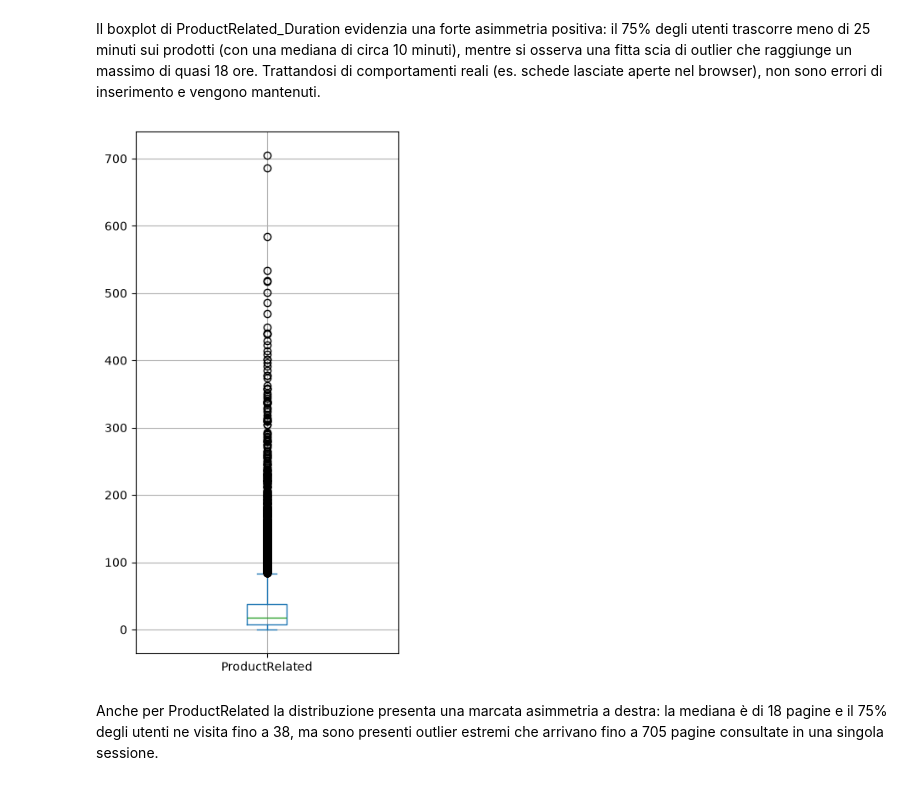
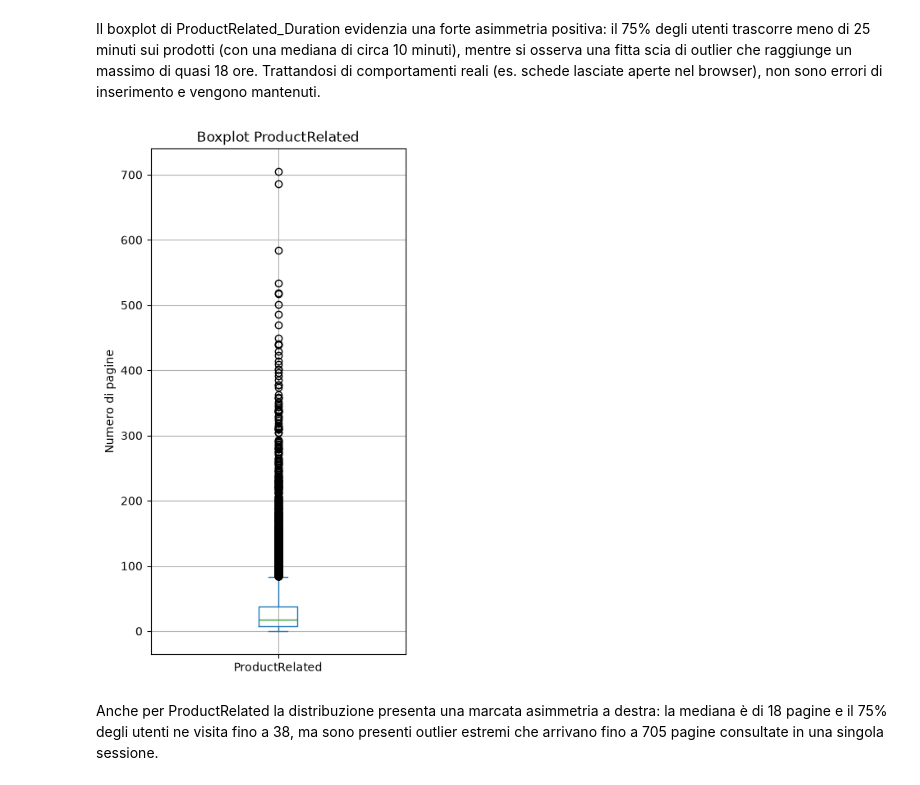
Before and after one commit to Filok10/fad-2627-projects, a Jupyter notebook: notebooks/analisi.ipynb, the cells around one changed output. Cells and saved outputs as stored; diff of their text form; code cells hidden in the pictures.

```diff
--- a/notebooks/analisi.ipynb
+++ b/notebooks/analisi.ipynb
@@ -177,10 +179,12 @@ plt.show()
 Il boxplot di ProductRelated_Duration evidenzia una forte asimmetria positiva: il 75% degli utenti trascorre meno di 25 minuti sui prodotti (con una mediana di circa 10 minuti), mentre si osserva una fitta scia di outlier che raggiunge un massimo di quasi 18 ore. Trattandosi di comportamenti reali (es. schede lasciate aperte nel browser), non sono errori di inserimento e vengono mantenuti.
 # %%
 df['ProductRelated'].plot.box(figsize=(4,8))
+plt.title('Boxplot ProductRelated')
+plt.ylabel('Numero di pagine')
 plt.grid()
 plt.show()
 # %% [output]
-[figure, old version]
+[figure, new version]
 # %% [markdown]
 Anche per ProductRelated la distribuzione presenta una marcata asimmetria a destra: la mediana è di 18 pagine e il 75% degli utenti ne visita fino a 38, ma sono presenti outlier estremi che arrivano fino a 705 pagine consultate in una singola sessione.
 # %%
```
Also changed, not shown: parts of 22 cells of this notebook.
